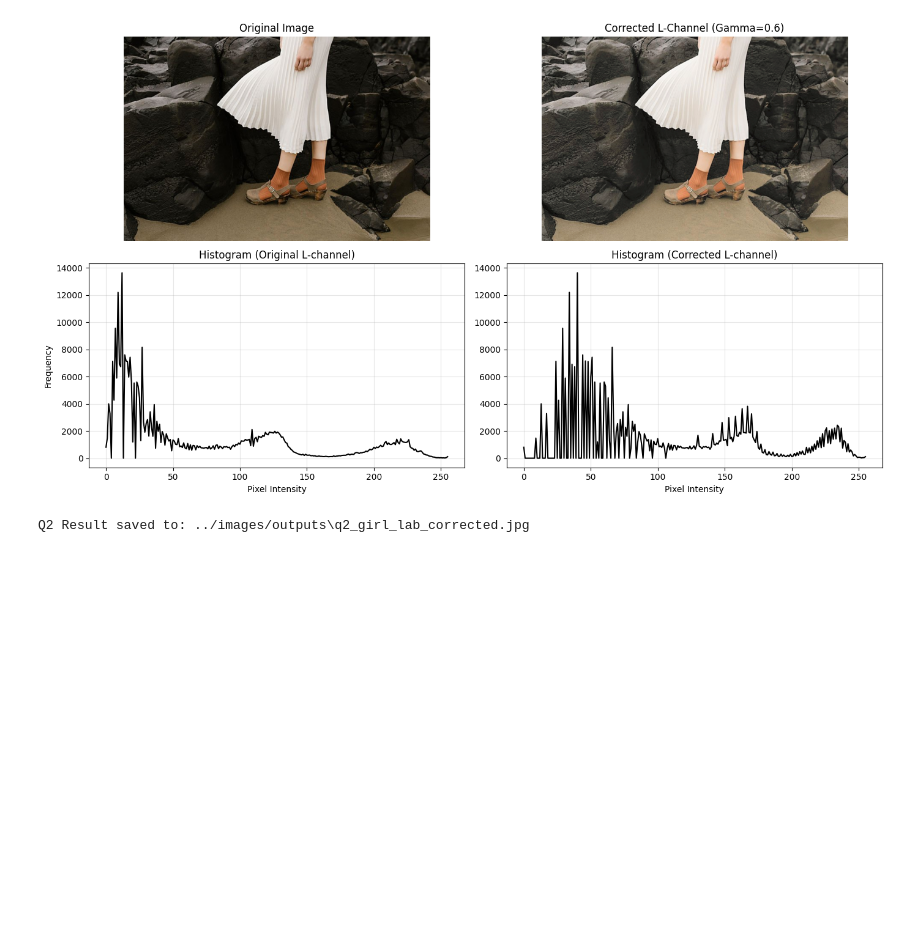
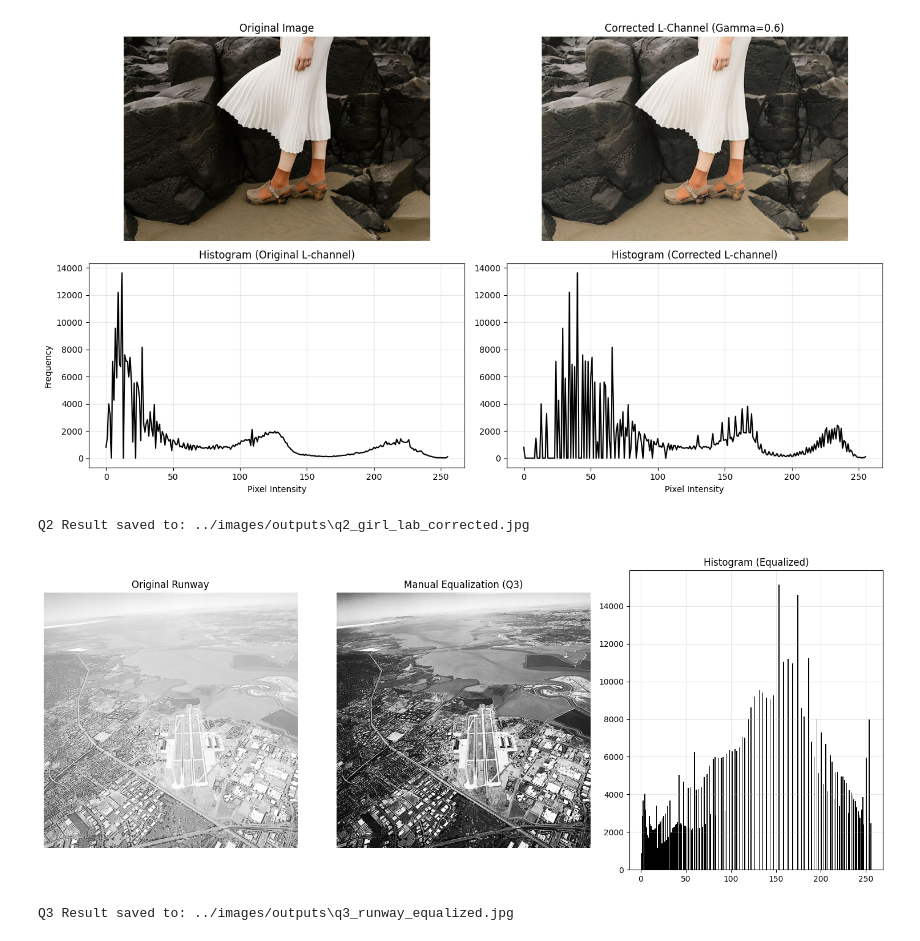
Before and after one commit to lahiru-praveen/Machine_Vision_Assignment01, a Jupyter notebook: code/Q1_intensity_transforms.ipynb, the cells around one changed output. Drawn from its saved outputs; the diff is of its cells as text; code cells hidden in the pictures; blank space fills up the shorter version.

Commit message:
Implement manual histogram equalization function (Q3)

```diff
--- a/code/Q1_intensity_transforms.ipynb
+++ b/code/Q1_intensity_transforms.ipynb
@@ -196,0 +226,45 @@ Q2 Result saved to: ../images/outputs\q2_girl_lab_corrected.jpg
+# %%
+img_path_q3 = '../images/runway.png'
+img = cv2.imread(img_path_q3, cv2.IMREAD_GRAYSCALE)
+
+if img is None:
+    print(f"Error: Could not load {img_path_q3}")
+else:
+    # Apply our manual function
+    manual_eq_img = manual_histogram_equalization(img)
+
+    # Validation: Compare with OpenCV's built-in function
+    opencv_eq_img = cv2.equalizeHist(img)
+
+    # --- Plotting ---
+    plt.figure(figsize=(15, 6))
+
+    # Original
+    plt.subplot(1, 3, 1)
+    plt.imshow(img, cmap='gray', vmin=0, vmax=255)
+    plt.title('Original Runway')
+    plt.axis('off')
+
+    # Manual Result
+    plt.subplot(1, 3, 2)
+    plt.imshow(manual_eq_img, cmap='gray', vmin=0, vmax=255)
+    plt.title('Manual Equalization (Q3)')
+    plt.axis('off')
+
+    # Histogram of Result
+    plt.subplot(1, 3, 3)
+    plt.hist(manual_eq_img.flatten(), bins=256, range=[0, 256], color='black')
+    plt.title('Histogram (Equalized)')
+    plt.grid(True, alpha=0.3)
+
+    plt.tight_layout()
+    plt.show()
+
+    # --- Save Output ---
+    output_dir = '../images/outputs'
+    save_path = os.path.join(output_dir, 'q3_runway_equalized.jpg')
+    cv2.imwrite(save_path, manual_eq_img)
+    print(f"Q3 Result saved to: {save_path}")
+# %% [output]
+[figure, added]
+Q3 Result saved to: ../images/outputs\q3_runway_equalized.jpg
```
Also changed, not shown: parts of 1 cell of this notebook, 1 other file.
